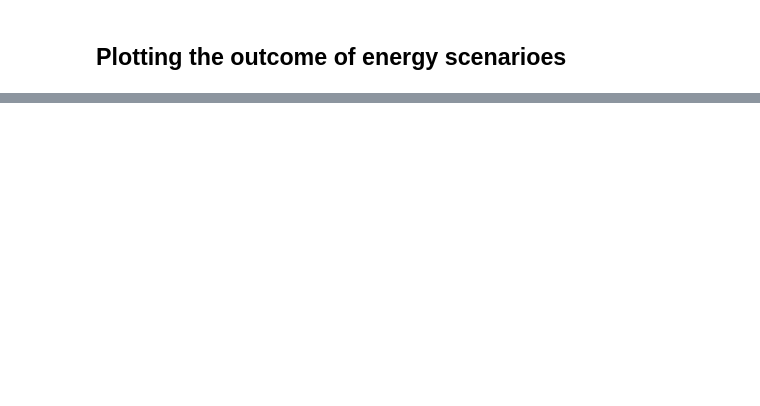
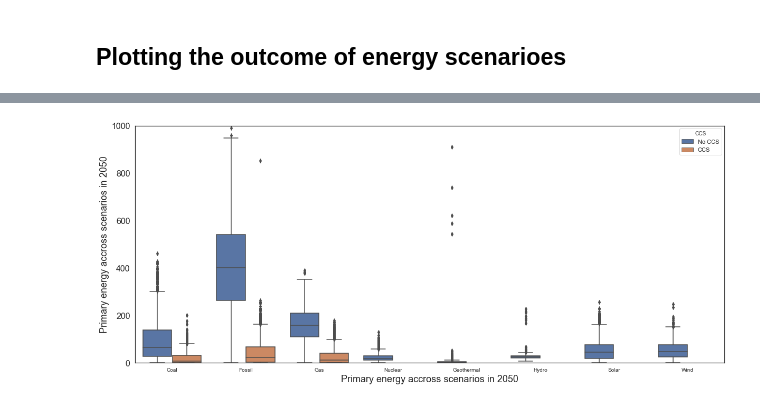
Before and after one commit to muadelm/IPCC_Scenarios, a Jupyter notebook: IPCC_Energy_Scenarios_AR6.ipynb, the cells around one changed output, grey strips where cells are left out. Drawn from its saved outputs; the diff is of its cells as text; code cells hidden in the pictures; blank space fills up the shorter version.

```diff
--- a/IPCC_Energy_Scenarios_AR6.ipynb
+++ b/IPCC_Energy_Scenarios_AR6.ipynb
@@ -207,0 +241,4 @@ plt.xticks(size = 10);
+# %%
+
+#read the dataframe
+ipcc_ccs = pd.read_excel('AR6 Scenarios database _ CCS.xlsx')
@@ -207,0 +272,19 @@ plt.xticks(size = 10);
+# %%
+# change picture size of the resulting graph
+sns.set(rc={'figure.figsize':(20,8.27)})
+
+
+# change the background color
+sns.set_style("white")
+
+#plot energy data
+sns.boxplot(x='Fuel', y='Primary Energy - EJ/yr', data=ipcc_ccs, hue = 'CCS')
+plt.ylabel('Primary energy accross scenarios in 2050', size = 18)
+plt.yticks(size = 16)
+plt.yticks(size = 16)
+plt.ylim(0, 1000)
+
+plt.xlabel('Primary energy accross scenarios in 2050', size = 18)
+plt.xticks(size = 10);
+# %% [output]
+[figure, added]
```
Also changed, not shown: parts of 11 cells of this notebook.
